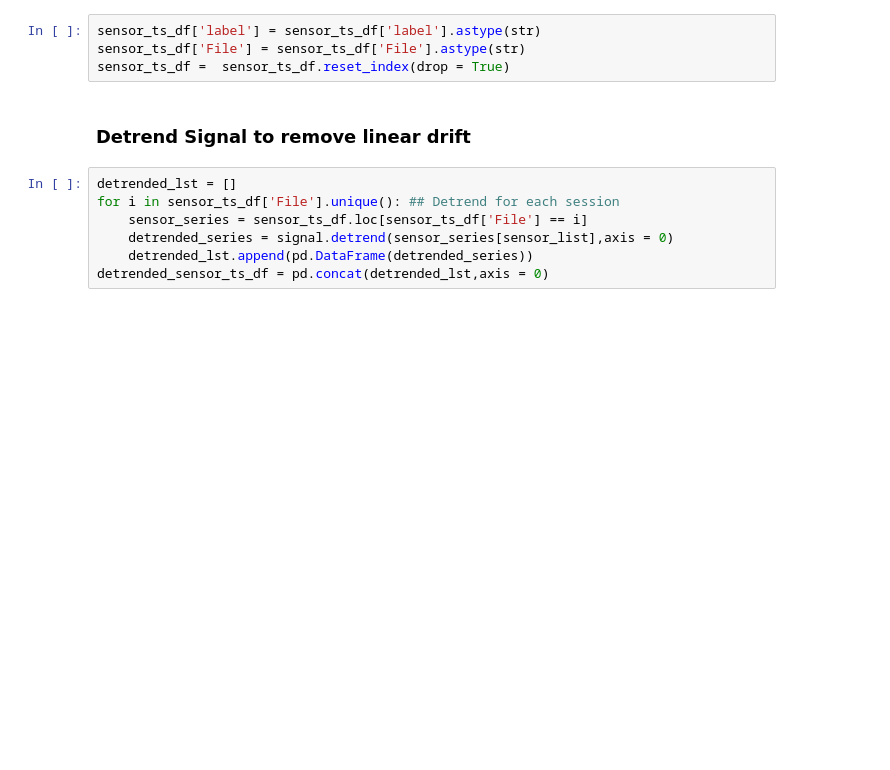
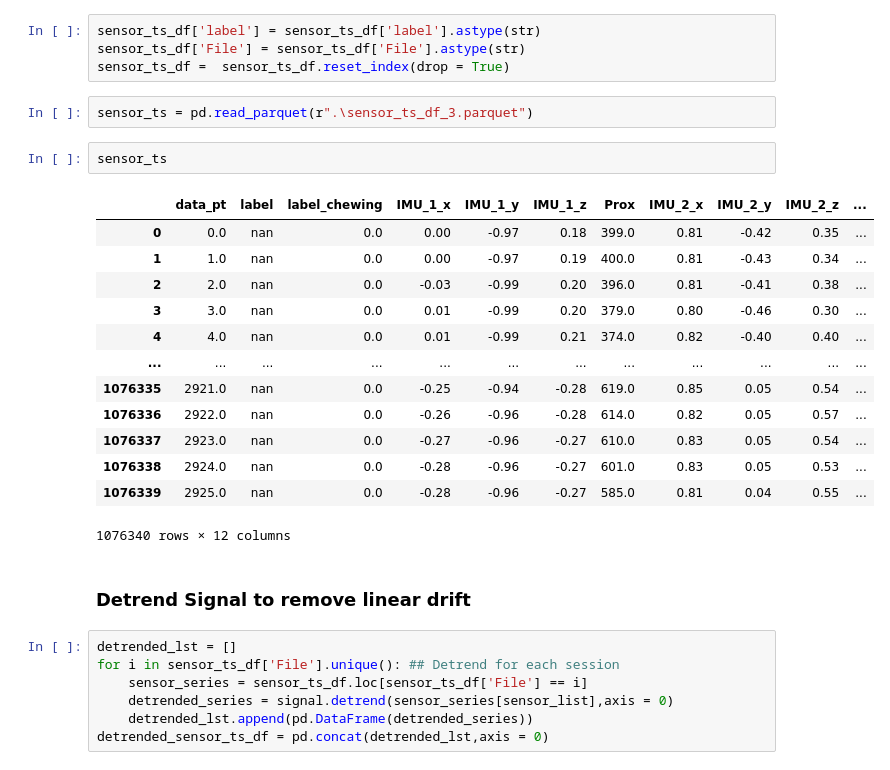
Before and after one commit to eating-detection/sensor-based, a Jupyter notebook: data_preprocessing.ipynb, the cells around one changed output. Saved outputs shown, nothing was run; the diff lists cells and outputs as text; blank space fills up the shorter version.

```diff
--- a/data_preprocessing.ipynb
+++ b/data_preprocessing.ipynb
@@ -89,6 +106,24 @@ sensor_ts_df = pd.concat(sensor_ts_lst,axis = 0)
 sensor_ts_df['label'] = sensor_ts_df['label'].astype(str)
 sensor_ts_df['File'] = sensor_ts_df['File'].astype(str)
 sensor_ts_df =  sensor_ts_df.reset_index(drop = True)
+# %%
+sensor_ts = pd.read_parquet(r".\sensor_ts_df_3.parquet")
+# %%
+sensor_ts
+# %% [output]
+|  | data_pt | label | label_chewing | IMU_1_x | IMU_1_y | IMU_1_z | Prox | IMU_2_x | IMU_2_y | IMU_2_z | ... |
+| 0 | 0.0 | nan | 0.0 | 0.00 | -0.97 | 0.18 | 399.0 | 0.81 | -0.42 | 0.35 | ... |
+| 1 | 1.0 | nan | 0.0 | 0.00 | -0.97 | 0.19 | 400.0 | 0.81 | -0.43 | 0.34 | ... |
+| 2 | 2.0 | nan | 0.0 | -0.03 | -0.99 | 0.20 | 396.0 | 0.81 | -0.41 | 0.38 | ... |
+| 3 | 3.0 | nan | 0.0 | 0.01 | -0.99 | 0.20 | 379.0 | 0.80 | -0.46 | 0.30 | ... |
+| 4 | 4.0 | nan | 0.0 | 0.01 | -0.99 | 0.21 | 374.0 | 0.82 | -0.40 | 0.40 | ... |
+| ... | ... | ... | ... | ... | ... | ... | ... | ... | ... | ... | ... |
+| 1076335 | 2921.0 | nan | 0.0 | -0.25 | -0.94 | -0.28 | 619.0 | 0.85 | 0.05 | 0.54 | ... |
+| 1076336 | 2922.0 | nan | 0.0 | -0.26 | -0.96 | -0.28 | 614.0 | 0.82 | 0.05 | 0.57 | ... |
+| 1076337 | 2923.0 | nan | 0.0 | -0.27 | -0.96 | -0.27 | 610.0 | 0.83 | 0.05 | 0.54 | ... |
+| 1076338 | 2924.0 | nan | 0.0 | -0.28 | -0.96 | -0.27 | 601.0 | 0.83 | 0.05 | 0.53 | ... |
+| 1076339 | 2925.0 | nan | 0.0 | -0.28 | -0.96 | -0.27 | 585.0 | 0.81 | 0.04 | 0.55 | ... |
+1076340 rows × 12 columns
 # %% [markdown]
 ### Detrend Signal to remove linear drift
 # %%
```
Also changed, not shown: parts of 8 cells of this notebook.
